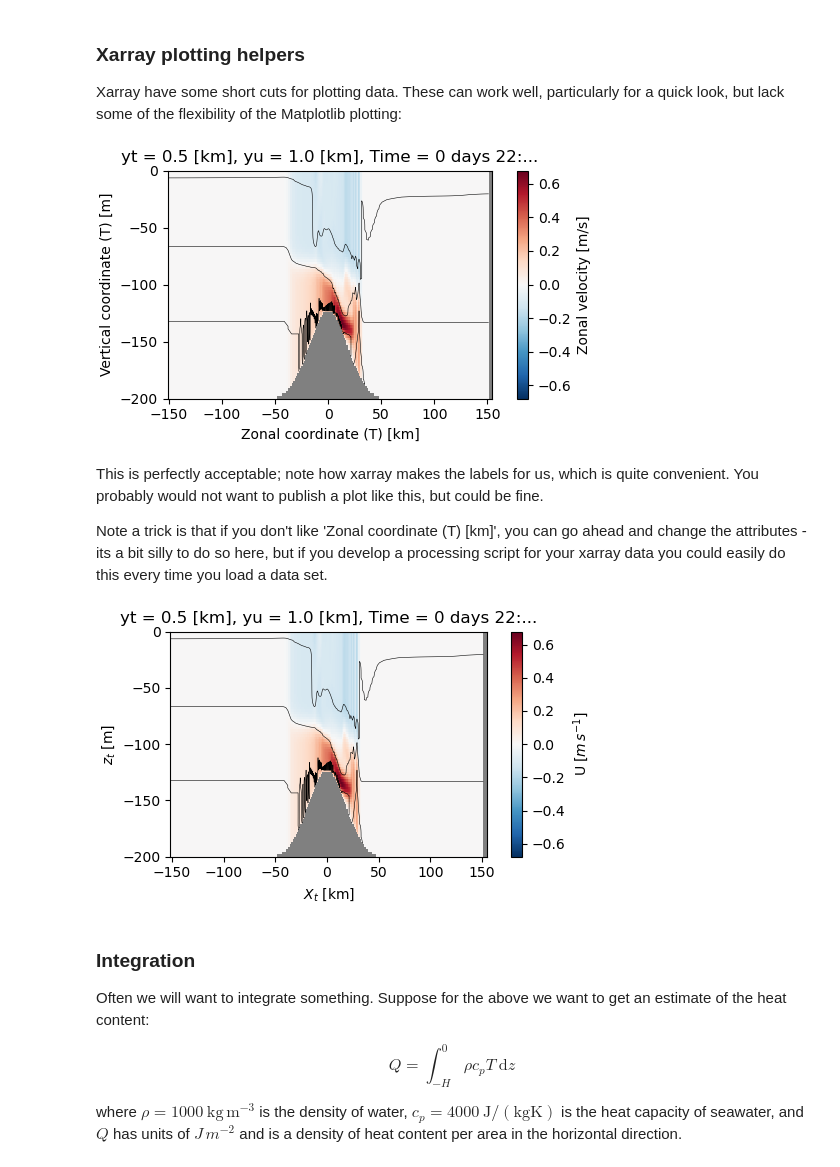
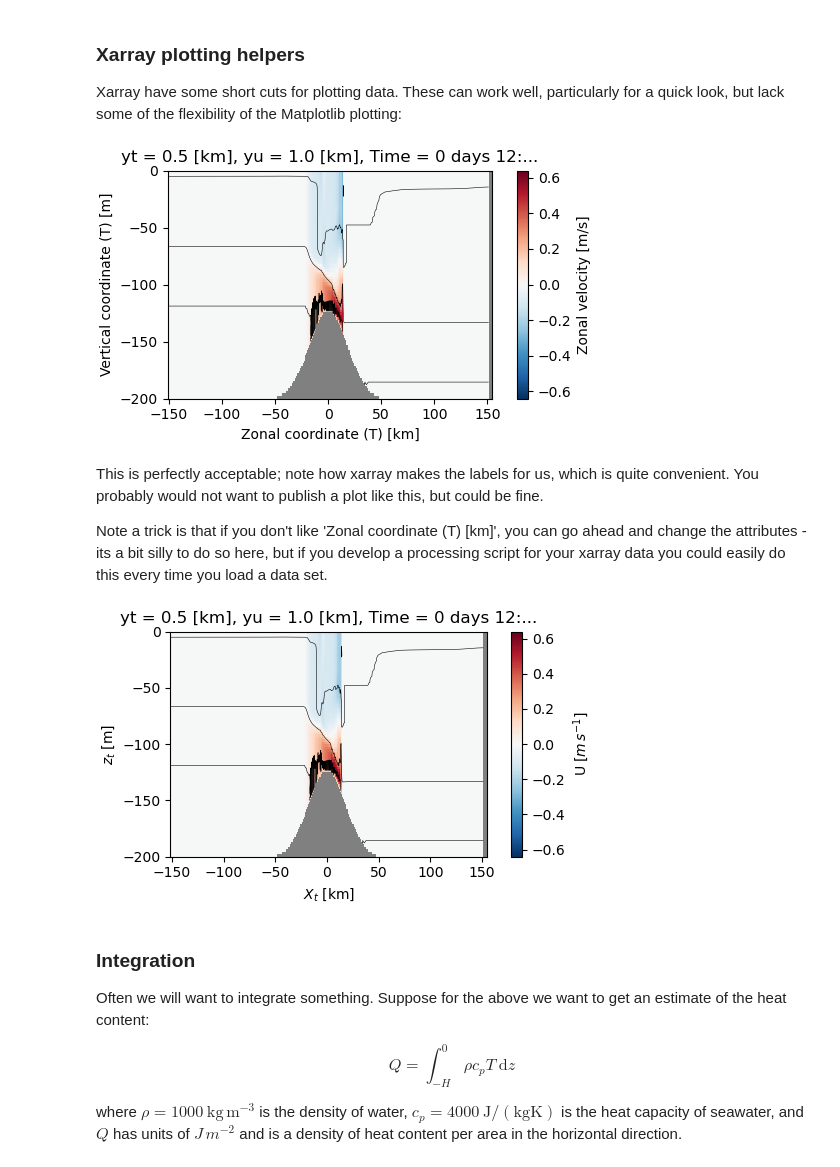
Before and after one commit to jklymak/Eos431Phy441, a Jupyter notebook: site/_build/html/_sources/computing/analyze_veros.ipynb, the cells around one changed output. Cells and saved outputs as stored; diff of their text form; code cells hidden in the pictures.

```diff
--- a/site/_build/html/_sources/computing/analyze_veros.ipynb
+++ b/site/_build/html/_sources/computing/analyze_veros.ipynb
@@ -441,7 +395,7 @@ If you are using xarray you will likely use [Matplotlib](https://matplotlib.org)
 # %%
 with xr.open_dataset('example.snapshot.nc') as ds:
     # choose a time slice, and one value of yu and yt:
-    ds = ds.isel(Time=10, yu=1, yt=1)
+    ds = ds.isel(Time=5, yu=1, yt=1)
 
     fig, ax = plt.subplots(layout='constrained', figsize=(5, 3))
     #make the background grey
@@ -468,10 +422,10 @@ Sometimes it is nice to do lots of time slices, which is relatively straight for
 with xr.open_dataset('example.snapshot.nc') as ds0:
     # choose a time slice, and one value of yu and yt:
     ds0 = ds0.isel(yu=1, yt=1)
-    fig, axs = plt.subplots(3, 3, layout='constrained',
+    fig, axs = plt.subplots(2, 3, layout='constrained',
                             subplot_kw={'facecolor':'0.7'},
                            sharex=True, sharey=True)
-    for nn, time in enumerate(range(0, 18, 2)):
+    for nn, time in enumerate(range(0, 6)):
         ds = ds0.isel(Time=time)
         ax = axs.flat[nn]
         #make the background grey
@@ -484,7 +438,7 @@ with xr.open_dataset('example.snapshot.nc') as ds0:
     # label the axes:
 
     axs[0, 0].set_ylabel('z [m]')
-    axs[2, 2].set_xlabel('x [km]')
+    axs[1, 2].set_xlabel('x [km]')
     # make a colorbar
     fig.colorbar(pc, ax=axs, shrink=0.4, extend='both')
 # %% [output]
@@ -496,7 +450,7 @@ Xarray have some short cuts for plotting data.  These can work well, particularl
 # %%
 with xr.open_dataset('example.snapshot.nc') as ds:
     # choose a time slice, and one value of yu and yt:
-    ds = ds.isel(Time=10, yu=1, yt=1)
+    ds = ds.isel(Time=5, yu=1, yt=1)
 
     fig, ax = plt.subplots(layout='constrained', figsize=(5, 3))
     #make the background grey
@@ -505,7 +459,7 @@ with xr.open_dataset('example.snapshot.nc') as ds:
     ds.u.plot.pcolormesh(clim=[-1, 1])
     ds.temp.plot.contour(levels=np.arange(10, 20, 2), colors='k', linewidths=0.4)
 # %% [output]
-[figure, old version]
+[figure, new version]
 # %% [markdown]
 This is perfectly acceptable; note how xarray makes the labels for us, which is quite convenient.  You probably would not want to publish a plot like this, but could be fine.
 
@@ -513,22 +467,22 @@ Note a trick is that if you don't like 'Zonal coordinate (T) [km]', you can go a
 # %%
 with xr.open_dataset('example.snapshot.nc') as ds:
     # choose a time slice, and one value of yu and yt:
-    ds = ds.isel(Time=10, yu=1, yt=1)
+    ds = ds.isel(Time=5, yu=1, yt=1)
     ds.xu.attrs['long_name'] = '$X_u$'
     ds.xt.attrs['long_name'] = '$X_t$'
     ds.zt.attrs['long_name'] = '$z_t$'
     ds.zw.attrs['long_name'] = '$z_w$'
     ds.u.attrs['long_name'] = 'U'
     ds.u.attrs['units'] = '$m\,s^{-1}$'
 
     fig, ax = plt.subplots(layout='constrained', figsize=(5, 3))
     #make the background grey
     ax.set_facecolor('0.5')
 
     ds.u.plot.pcolormesh(clim=[-1, 1])
     ds.temp.plot.contour(levels=np.arange(10, 20, 2), colors='k', linewidths=0.4)
 # %% [output]
-[figure, old version]
+[figure, new version]
 # %% [markdown]
 ### Integration
 
```
Also changed, not shown: parts of 13 cells of this notebook, 20 other files.
